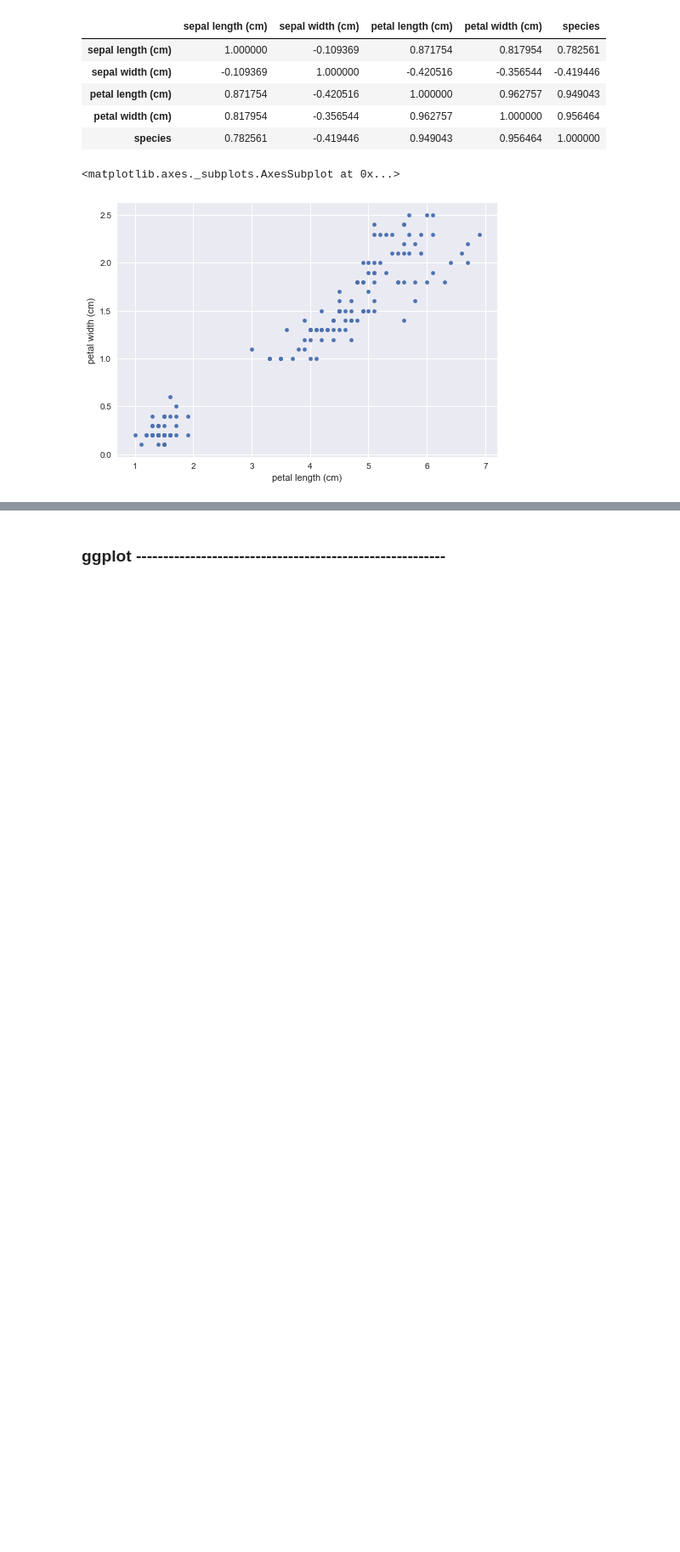
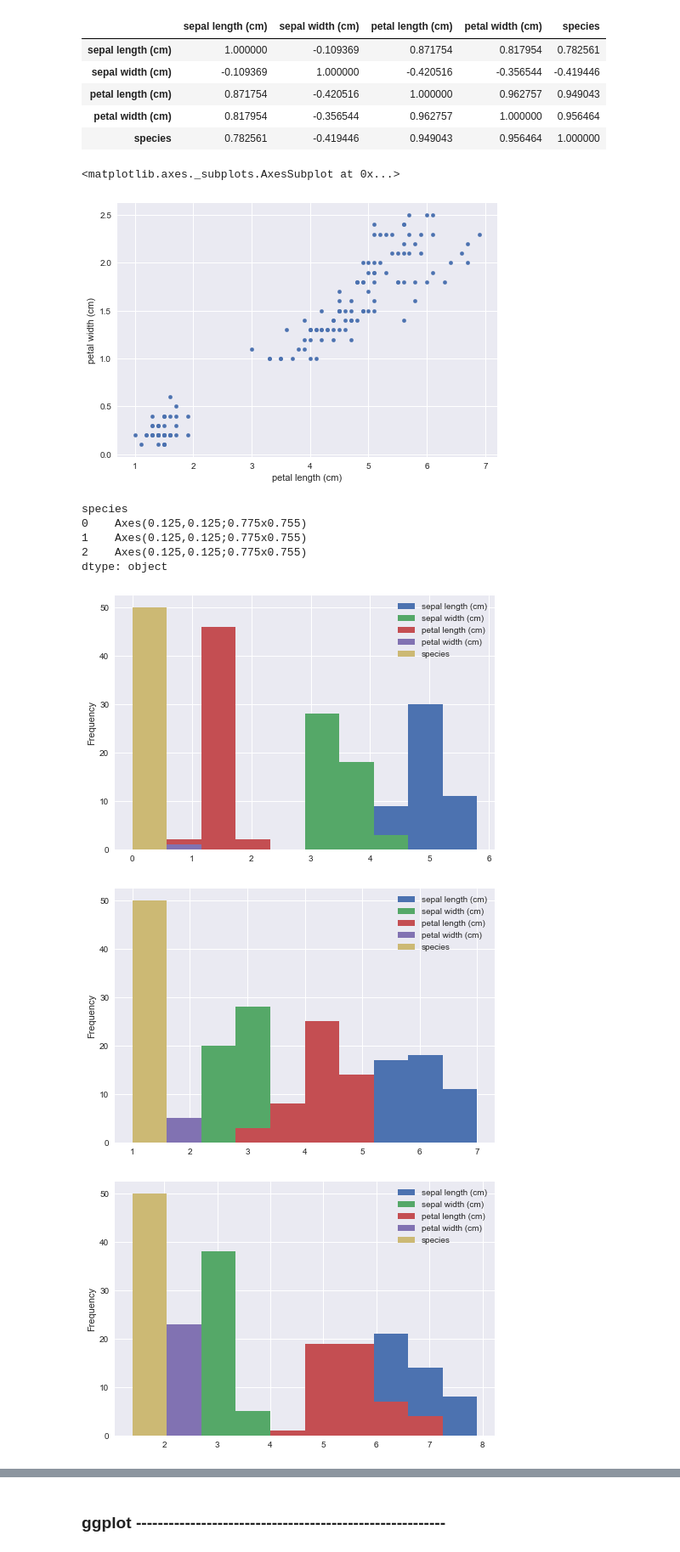
Before and after one commit to blindseth/dadata, a Jupyter notebook: graphing.ipynb, the cells around one changed output, grey strips where cells are left out. Shown at 85% size. Drawn from its saved outputs; the diff is of its cells as text; code cells hidden in the pictures; blank space fills up the shorter version.

```diff
--- a/graphing.ipynb
+++ b/graphing.ipynb
@@ -202,3 +202,17 @@ df_iri.plot(kind="scatter",x="petal length (cm)", y="petal width (cm)")
 # %% [output]
 <matplotlib.axes._subplots.AxesSubplot at 0x...>
 [figure]
+# %%
+# df_iri[df_iri.species==0]].plot(kind="scatter", x="petal length (cm)", y="petal width (cm)", color='red')
+
+# df_iri[df_iri.species==0]
+df_iri.groupby(by='species').plot(kind="hist")#,x="petal width (cm)")
+# %% [output]
+species
+0    Axes(0.125,0.125;0.775x0.755)
+1    Axes(0.125,0.125;0.775x0.755)
+2    Axes(0.125,0.125;0.775x0.755)
+dtype: object
+[figure, added]
+[figure, added]
+[figure, added]
```
Also changed, not shown: parts of 2 cells of this notebook.
